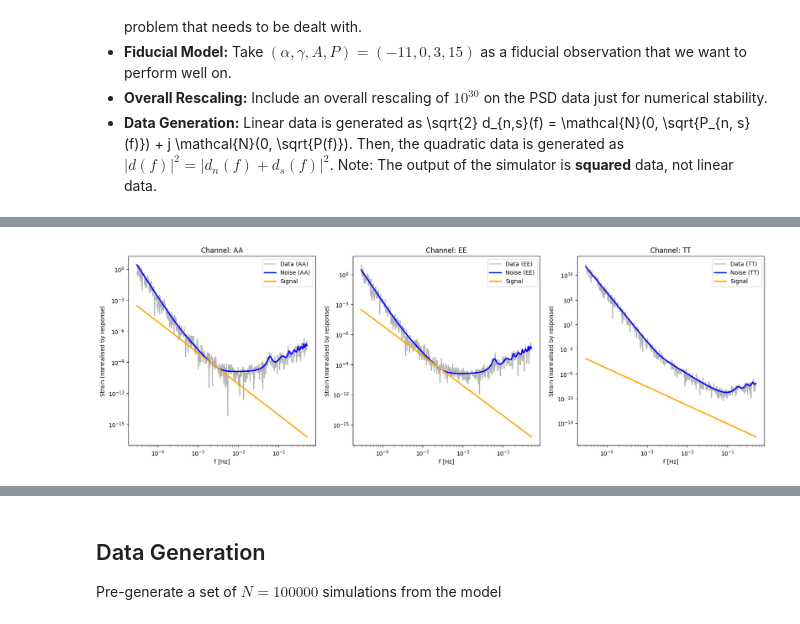
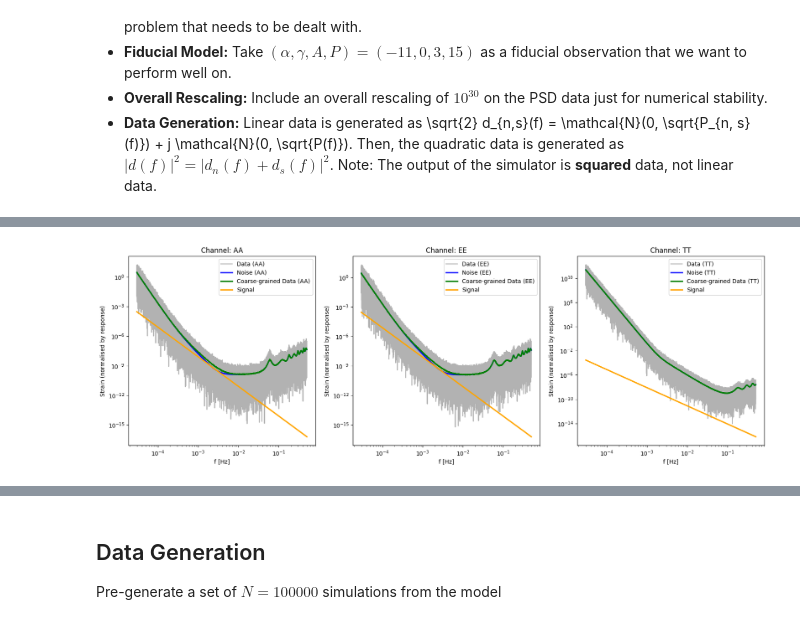
Before and after one commit to PEREGRINE-GW/saqqara, a Jupyter notebook: examples/fake_lisa/fake_lisa.ipynb, the cells around one changed output, grey strips where cells are left out. Saved outputs shown, nothing was run; the diff lists cells and outputs as text; code cells hidden in the pictures.

```diff
--- a/examples/fake_lisa/fake_lisa.ipynb
+++ b/examples/fake_lisa/fake_lisa.ipynb
@@ -28,16 +28,19 @@ class FakeLISA(swyft.Simulator):
     def __init__(
         self,
         npts=5e5,
-        bounds=np.array([[-20.0, -5.0], [-10.0, 10.0], [0.0, 6.0], [0.0, 30.0]]),
+        ngrid=1000,
+        bounds=np.array([[-13.0, -8.0], [-5.0, 5.0], [0.0, 6.0], [0.0, 30.0]]),
     ):
         super().__init__()
-        self.f = np.geomspace(3e-5, 5e-1, npts)  # Generate fixed frequency array
+        self.f = np.geomspace(3e-5, 5e-1, npts) #TODO: Change back to arange  # Generate fixed frequency array
         self.Hubble_over_h = 3.24e-18  # Hubble constant rescaling to strain
         self.npts = npts  # Number of points to sample in logspace
         self.nparams = 4
+        self.ngrid = ngrid
         self.bounds = bounds  # Prior bounds on [alpha, gamma, A, P]
         self.overall_rescaling = 1e30  # Overall rescaling for numerical stability
         self.setup_noise_curves()  # Setup the fixed noise curves on the fixed frequency array
+        self.setup_coarse_graining()
         self.transform_samples = swyft.to_numpy32
 
     def setup_noise_curves(self):
@@ -83,6 +86,25 @@ class FakeLISA(swyft.Simulator):
         self.OMS_noise = np.vstack(
             [self.OMS_noise_AA, self.OMS_noise_EE, self.OMS_noise_TT]
         )
+
+    def setup_coarse_graining(self):
+        bin_edges = np.geomspace(self.f[0], self.f[-1], self.ngrid + 1)
+        self.bins_array = []
+        self.mask_array = []
+        self.weights_array = []
+        self.coarse_grained_f = []
+        for i in range(1,self.ngrid + 1):
+            top_of_bin = bin_edges[i]
+            bottom_of_bin = bin_edges[i-1]
+            mask = (self.f >= bottom_of_bin) & (self.f < top_of_bin)
+            freqs_to_add = self.f[mask]
+            self.bins_array.append(freqs_to_add)
+            self.mask_array.append(mask)
+            #weights = np.einsum('i,ij->ij', 1/np.sum(1/self.TM_noise[:, mask], axis=-1), 1/self.TM_noise[:, mask])
+            weights = np.ones((3, len(freqs_to_add))) / len(freqs_to_add)
+            self.weights_array.append(weights)
+            self.coarse_grained_f.append(np.sum(np.einsum('ij,j->ij', weights, freqs_to_add), axis=-1))
+        self.coarse_grained_f = np.array(self.coarse_grained_f)
 
     def get_z(self):
         """
@@ -143,6 +165,14 @@ class FakeLISA(swyft.Simulator):
         )
         return np.real((noise_data + signal_data) * np.conj(noise_data + signal_data))
 
+    def get_coarse_grained_data(self, quadratic_data):
+        out = np.zeros((3, self.ngrid))
+        for idx in range(self.ngrid):
+            mask, weights = self.mask_array[idx], self.weights_array[idx]
+            out[:, idx]= np.sum(np.einsum('ij,ij->ij', weights, quadratic_data[:, mask]), axis=-1)
+        return out
+
+
     def build(self, graph):
         z = graph.node("z", self.get_z)
         temp_noise = graph.node("temp_noise", self.get_noise_template, z)
@@ -150,3 +180,4 @@ class FakeLISA(swyft.Simulator):
         quadratic_data = graph.node(
             "quadratic_data", self.get_quadratic_data, temp_noise, temp_signal
         )
+        coarse_grained_data = graph.node("coarse_grained_data", self.get_coarse_grained_data, quadratic_data)
@@ -153,32 +215,39 @@ class FakeLISA(swyft.Simulator):
 # %%
-nfreq_pts = 500 # 5e5
+nfreq_pts = 5e5
 sim = FakeLISA(npts=int(nfreq_pts))
 sample = sim.sample(conditions={"z": np.array([-11.0, 0.0, 3.0, 15.0])})
 
 labels = ["AA", "EE", "TT"]
 fig = plt.figure(figsize=(20, 6))
 for i in range(3):
     ax = fig.add_subplot(1, 3, i + 1)
     plt.loglog(
         sim.f,
         sample["quadratic_data"][i, :],
         c="k",
         label=f"Data ({labels[i]})",
         alpha=0.3,
     )
     plt.loglog(
         sim.f,
         sample["temp_noise"][i, :],
         c="blue",
         label=f"Noise ({labels[i]})",
         lw=2.3,
     )
+    plt.loglog(
+        sim.coarse_grained_f[:, i],
+        sample["coarse_grained_data"][i, :],
+        c="green",
+        label=f"Coarse-grained Data ({labels[i]})",
+        lw=2.3,
+    )
     plt.loglog(sim.f, sample["temp_signal"], c="orange", label="Signal", lw=2.3)
     plt.xlabel("f [Hz]")
     plt.ylabel("Strain (normalised by response)")
     plt.title(f"Channel: {labels[i]}")
     plt.legend()
     plt.xscale("log")
     plt.yscale("log")
 # %% [output]
-[figure, old version]
+[figure, new version]
```
Also changed, not shown: parts of 17 cells of this notebook.
